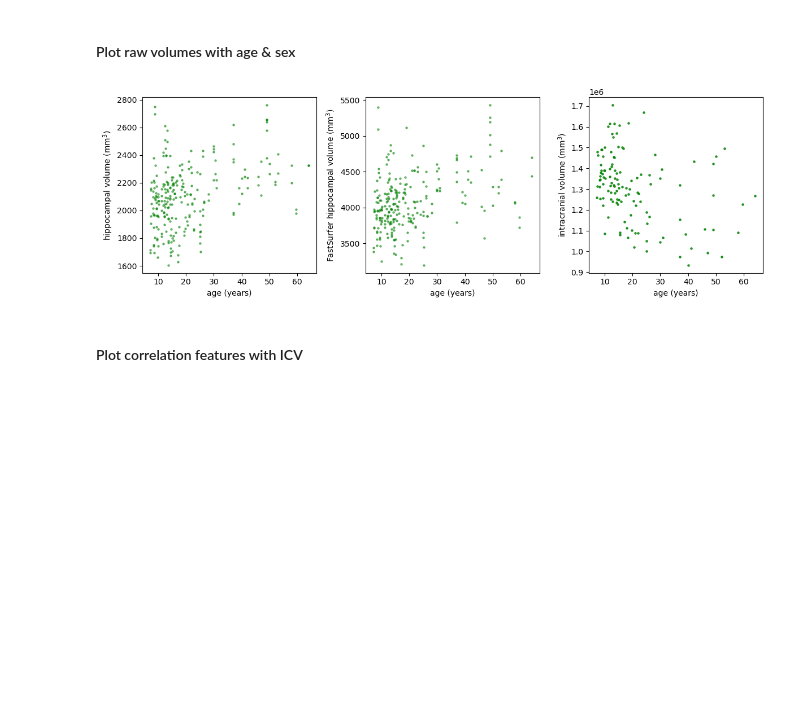
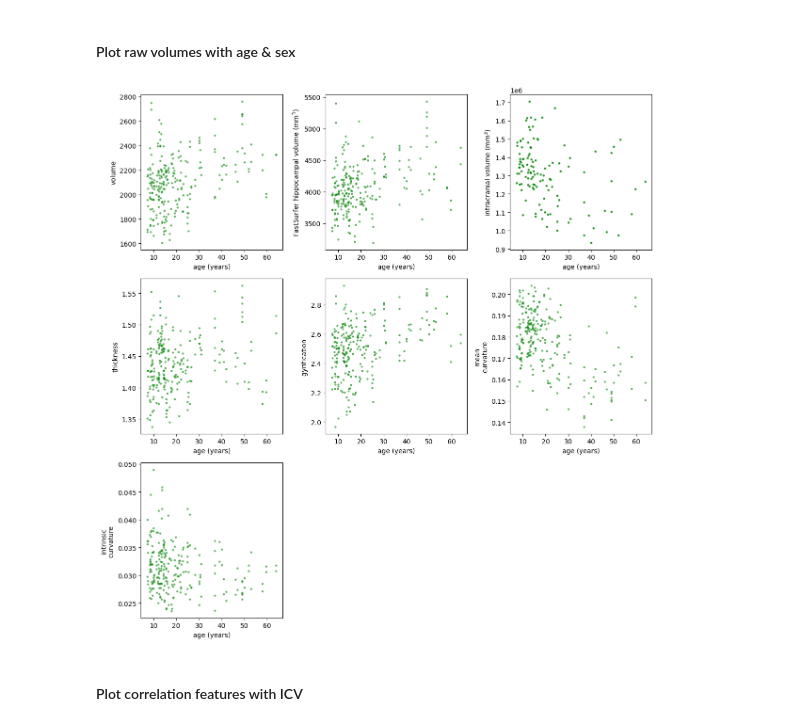
Before and after one commit to ckronlage/AID-HS, a Jupyter notebook: notebooks/analysis_intracranialvolume.ipynb, the cells around one changed output. Cells and saved outputs as stored; diff of their text form; code cells hidden in the pictures; blank space fills up the shorter version.

```diff
--- a/notebooks/analysis_intracranialvolume.ipynb
+++ b/notebooks/analysis_intracranialvolume.ipynb
@@ -31,6 +31,12 @@ features_title = {
                 '.FS_volume' :'FastSurfer hippocampal volume (mm$^3$)',
 
                 '.total_volume' :'intracranial volume (mm$^3$)',
+
+                '.curvature' : 'mean\ncurvature',
+                '.gauss-curv_filtered': 'intrinsic\ncurvature ',
+                '.gyrification' : 'gyrification ',
+                '.thickness' : 'thickness',
+                '.hippunfold_volume' :'volume',
     }
 
 features=[
@@ -38,6 +44,10 @@ features=[
     '.label-avg.hippunfold_volume',
     '.label-avg.FS_volume_icvcorr',
     '.label-avg.FS_volume',
+    '.label-avg.thickness.sm1',
+    '.label-avg.gyrification.sm1',
+    '.label-avg.curvature.sm1',
+    '.label-avg.gauss-curv_filtered_sm1',
 
 ]
 
@@ -131,31 +148,36 @@ df=pd.read_csv(file)
 # %%
 
 sexes=['male','female']
 color = {'male':'blue', 'female':'pink',}
-sub_features = ['.label-avg.hippunfold_volume','.label-avg.FS_volume', '.label-avg.total_volume']
+sub_features = ['.label-avg.hippunfold_volume','.label-avg.FS_volume', '.label-avg.total_volume',
+                '.label-avg.thickness.sm1',
+                '.label-avg.gyrification.sm1',
+                '.label-avg.curvature.sm1',
+                '.label-avg.gauss-curv_filtered_sm1',
+                ]
 
-fig = plt.figure(figsize=(12,4))
-gs1 = gridspec.GridSpec(1, 3)
+fig = plt.figure(figsize=(12,12))
+gs1 = gridspec.GridSpec(3, 3)
 axs = []
 
 
 for i,feature in enumerate(sub_features):
     axs.append(fig.add_subplot(gs1[i]))
 
     subdf = df.dropna(subset=[feature])
 
     #plot controls
     subdf_c = subdf[subdf['group']=='C']
     sex_c = subdf_c['sex'].copy()
     age_c = subdf_c['age_scan'].copy()
     vals_c = subdf_c[feature].copy()
     axs[i].scatter(age_c,vals_c,c='green',s=5, alpha=0.5, label='healthy controls')
     axs[i].set_ylabel(return_features_title(feature, features_title))
     axs[i].set_xlabel('age (years)')
 
 plt.tight_layout()
 # %% [output]
-[figure, old version]
+[figure, new version]
 # %% [markdown]
 #### Plot correlation features with ICV
 # %%
```
Also changed, not shown: parts of 5 cells of this notebook, 1 other file.
